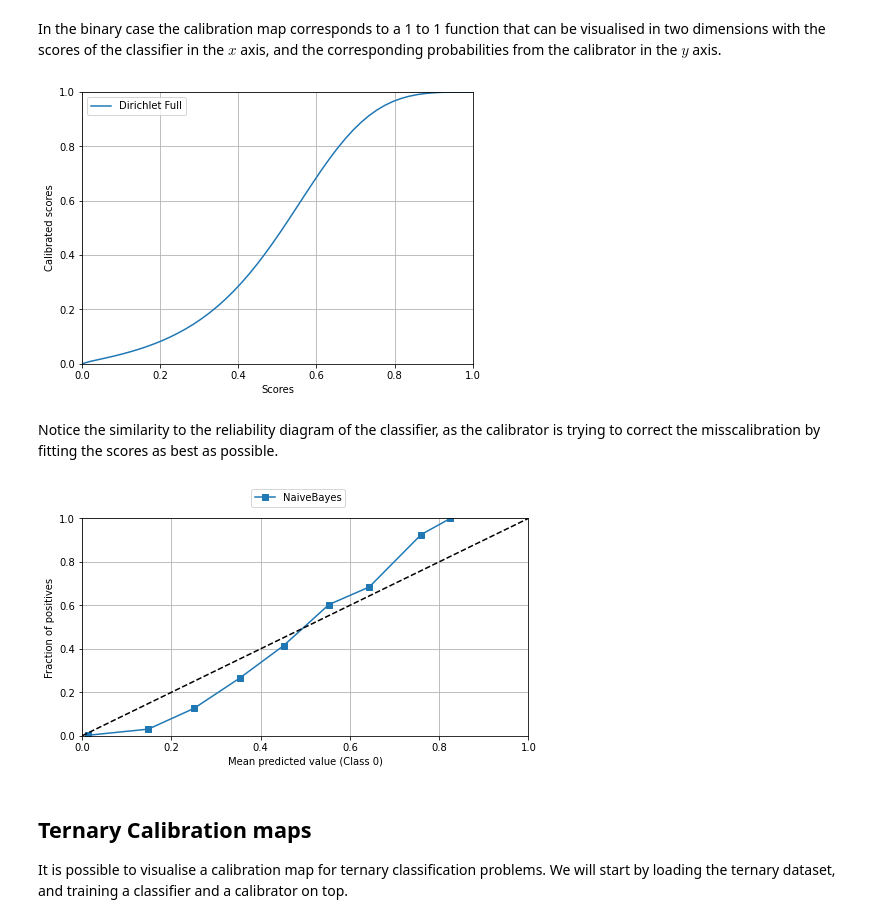
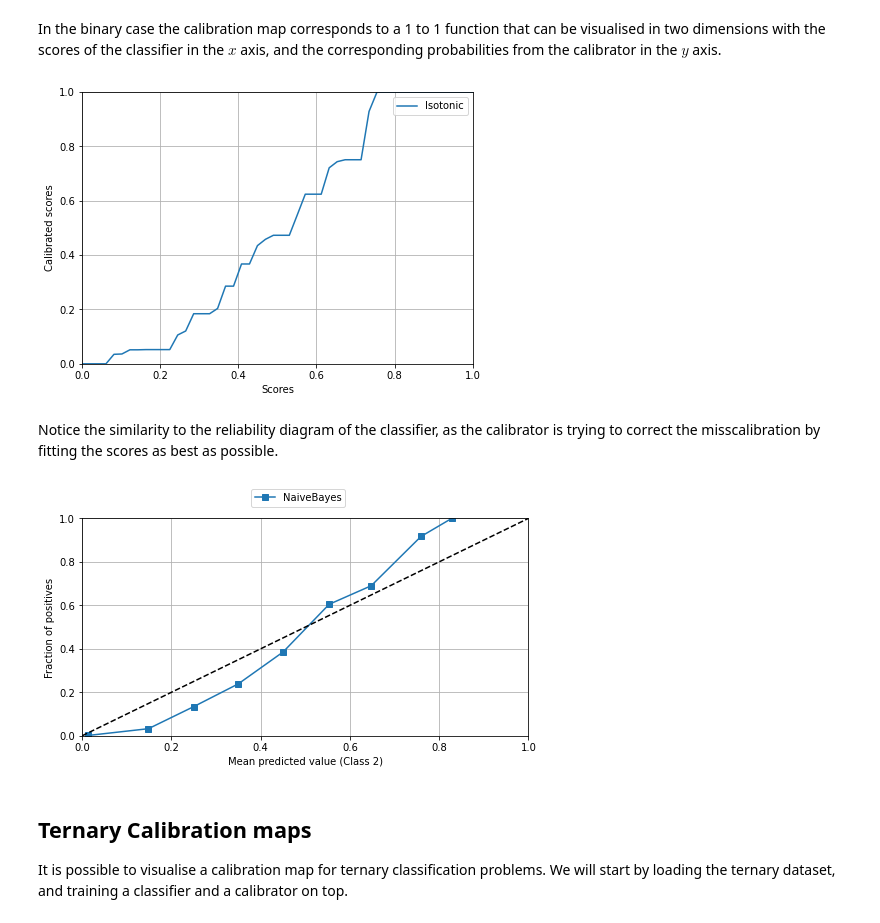
Before and after one commit to classifier-calibration/hands_on, a Jupyter notebook: notebooks/1_visualisation_tools.ipynb, the cells around one changed output. Saved outputs shown, nothing was run; the diff lists cells and outputs as text; code cells hidden in the pictures.

Commit message:
Updated visualisation part

```diff
--- a/notebooks/1_visualisation_tools.ipynb
+++ b/notebooks/1_visualisation_tools.ipynb
@@ -261,10 +261,9 @@ x_train, x_test, y_train, y_test = train_test_split(x, y, test_size=0.5)
 # %% [markdown]
 Now we will need a calibrator in order to show the mapping function. We will train here a classifier with a calibrator on top.
 # %%
-from pycalib.models import CalibratedModel
-from dirichletcal import FullDirichletCalibrator
+from pycalib.models import CalibratedModel, IsotonicCalibration
 
-cal = CalibratedModel(GaussianNB(), FullDirichletCalibrator())
+cal = CalibratedModel(GaussianNB(), IsotonicCalibration())
 cal.fit(x_train, y_train)
 # %% [output]
 CalibratedModel(base_estimator=GaussianNB())
@@ -273,25 +272,25 @@ In the binary case the calibration map corresponds to a 1 to 1 function that can
 # %%
 scores_linspace = np.linspace(0, 1, 50)
 scores_linspace = np.vstack((1-scores_linspace, scores_linspace)).T
 fig = plt.figure(figsize=(7, 5))
 ax = fig.add_subplot(111)
 calibrated = cal.calibrator.predict_proba(scores_linspace)
-ax.plot(scores_linspace[:, 1], calibrated[:, 1], label='Dirichlet Full')
+ax.plot(scores_linspace[:, 1], calibrated[:, 1], label='Isotonic')
 ax.legend()
 ax.set_xlabel('Scores')
 ax.set_ylabel('Calibrated scores')
 ax.set_xlim([0, 1])
 ax.set_ylim([0, 1])
 ax.grid()
 # %% [output]
-[figure, old version]
+[figure, new version]
 # %% [markdown]
 Notice the similarity to the reliability diagram of the classifier, as the calibrator is trying to correct the misscalibration by fitting the scores as best as possible.
 # %%
 _ = plot_reliability_diagram(y_test, (cal.base_estimator.predict_proba(x_test), ),
                              legend=('NaiveBayes', ), histogram=False)
 # %% [output]
-[figure, old version]
+[figure, new version]
 # %% [markdown]
 ## Ternary Calibration maps
 
```
Also changed, not shown: parts of 17 cells of this notebook.
